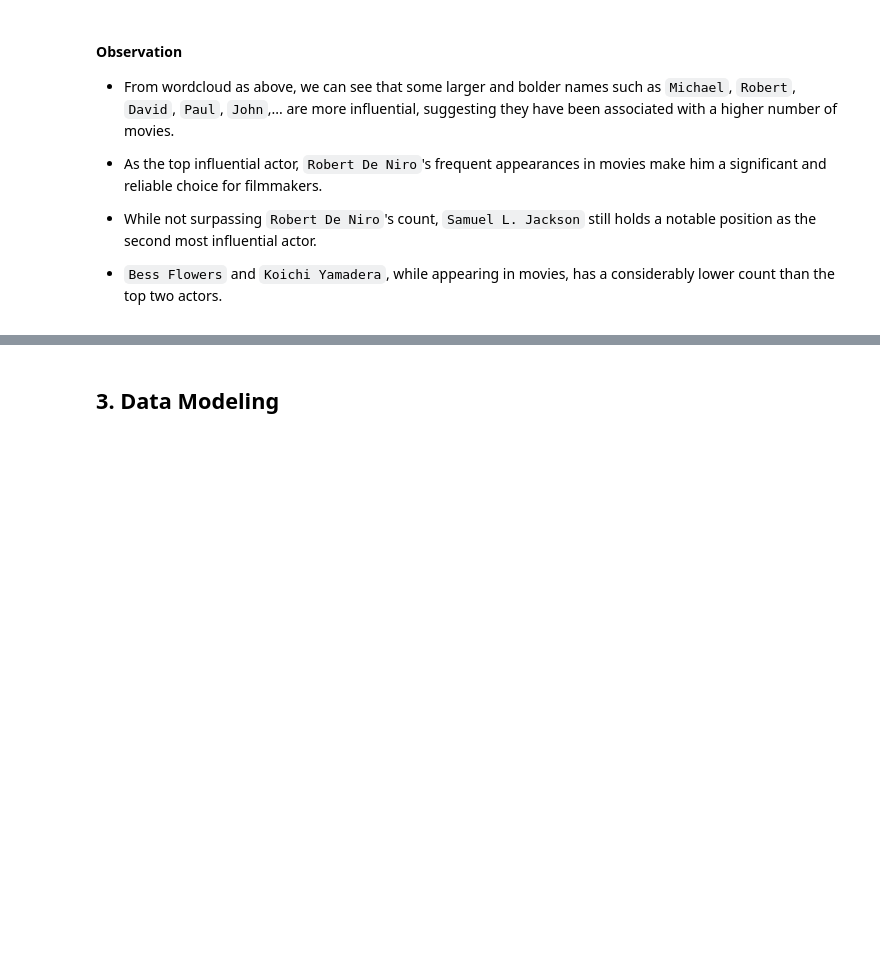
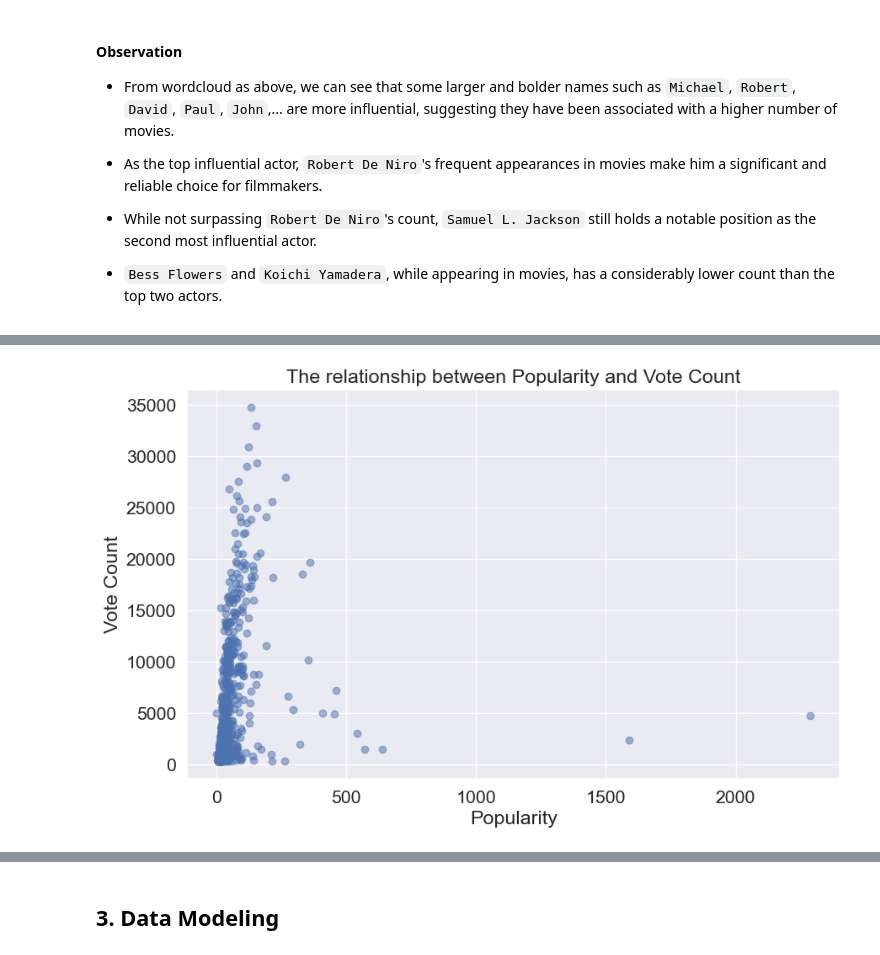
Before and after one commit to Deadinside-at-HCMUS/CSC14119-project, a Jupyter notebook: Notebook.ipynb, the cells around one changed output, grey strips where cells are left out. Saved outputs shown, nothing was run; the diff lists cells and outputs as text; code cells hidden in the pictures; blank space fills up the shorter version.

```diff
--- a/Notebook.ipynb
+++ b/Notebook.ipynb
@@ -457,0 +514,10 @@ plt.show()
+# %%
+plt.figure(figsize=(10, 6))
+plt.scatter(df['popularity'], df['vote_count'], alpha=0.5)
+plt.title('The relationship between Popularity and Vote Count')
+plt.xlabel('Popularity')
+plt.ylabel('Vote Count')
+plt.grid(True)
+plt.show()
+# %% [output]
+[figure, added]
```
Also changed, not shown: parts of 9 cells of this notebook.
